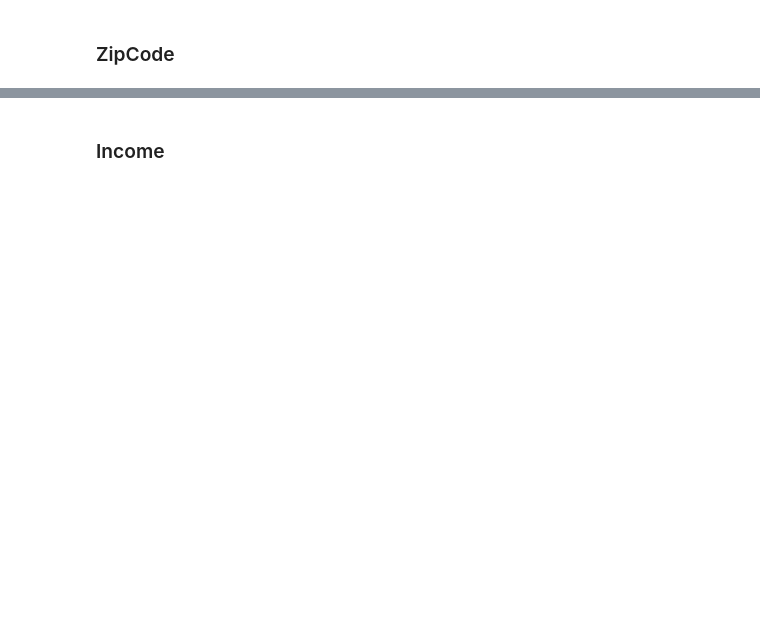
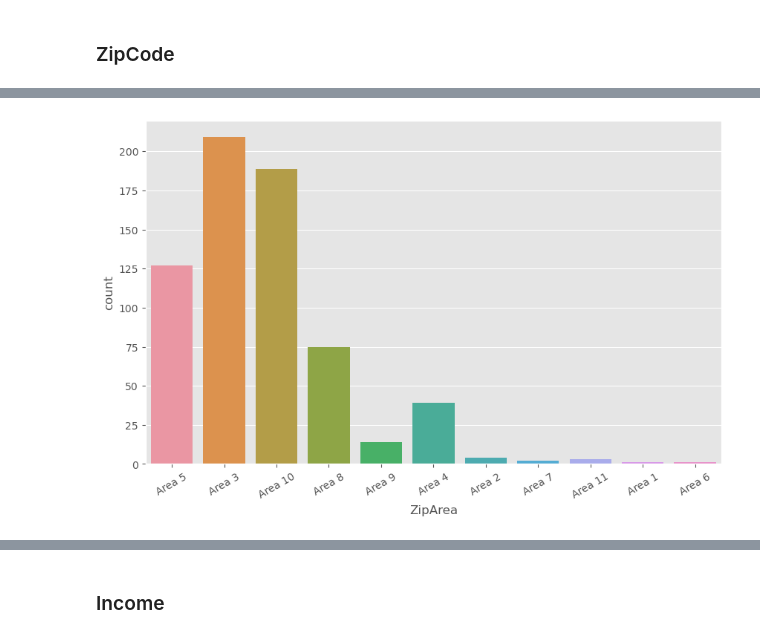
Before and after one commit to ahmedbasemdev/Corelia, a Jupyter notebook: Task 4/Code.ipynb, the cells around one changed output, grey strips where cells are left out. Cells and saved outputs as stored; diff of their text form; code cells hidden in the pictures; blank space fills up the shorter version.

```diff
--- a/Task 4/Code.ipynb
+++ b/Task 4/Code.ipynb
@@ -552,0 +620,4 @@ number of unique values 167
+# %%
+count_plot('ZipArea',"")
+# %% [output]
+[figure, added]
```
Also changed, not shown: parts of 49 cells of this notebook.
